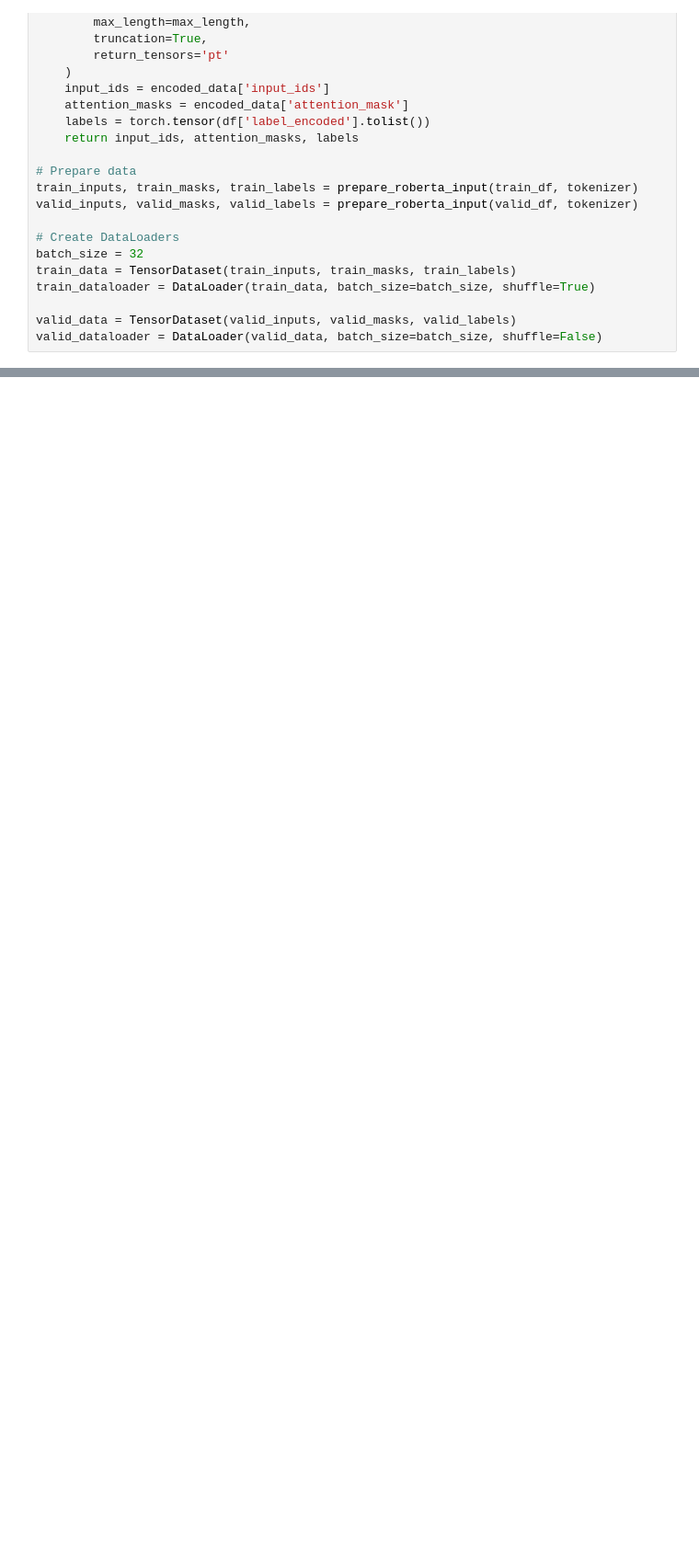
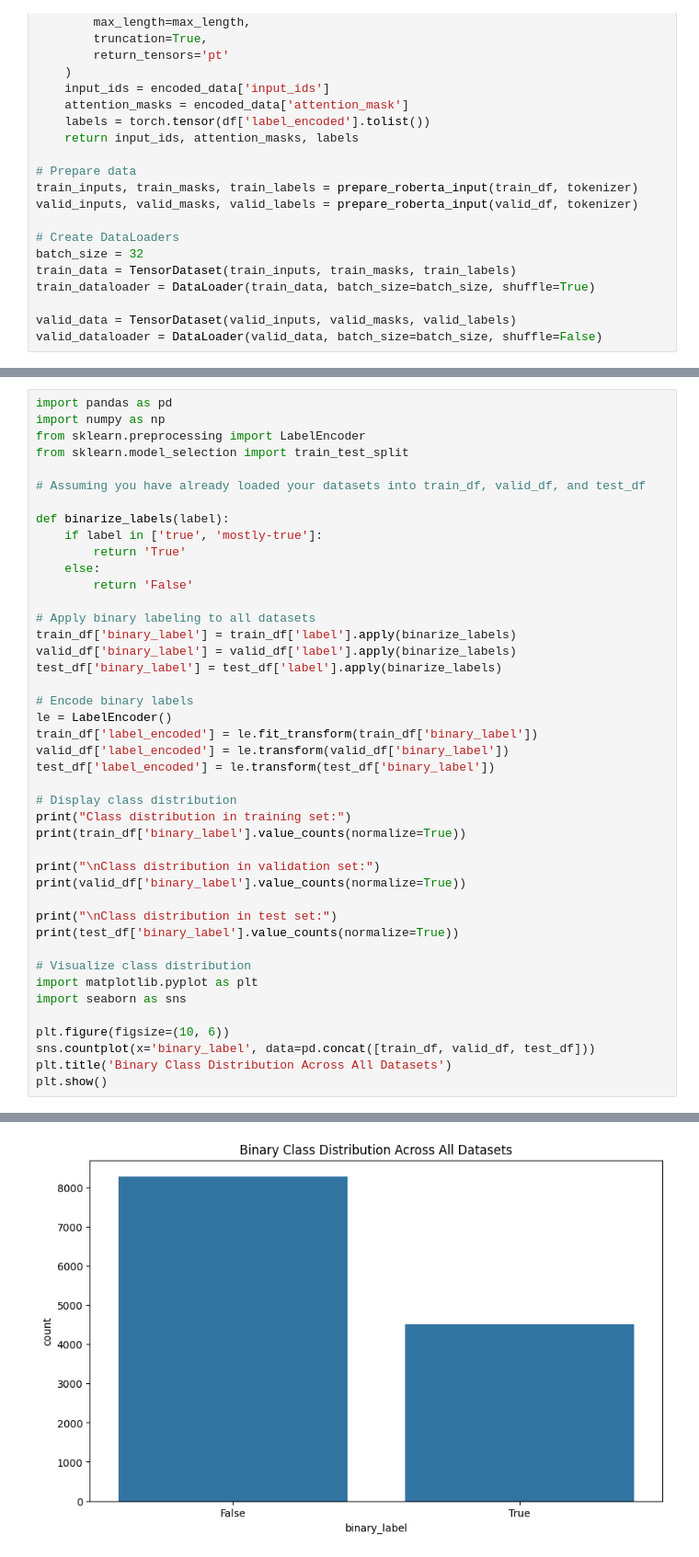
Before and after one commit to alexcri90/LIAR_TextMining_Bicocca, a Jupyter notebook: TM_Notebook.ipynb, the cells around one changed output, grey strips where cells are left out. Shown at 92% size. Cells and saved outputs as stored; diff of their text form; blank space fills up the shorter version.

```diff
--- a/TM_Notebook.ipynb
+++ b/TM_Notebook.ipynb
@@ -488,0 +655,44 @@ valid_dataloader = DataLoader(valid_data, batch_size=batch_size, shuffle=False)
+# %%
+import pandas as pd
+import numpy as np
+from sklearn.preprocessing import LabelEncoder
+from sklearn.model_selection import train_test_split
+
+# Assuming you have already loaded your datasets into train_df, valid_df, and test_df
+
+def binarize_labels(label):
+    if label in ['true', 'mostly-true']:
+        return 'True'
+    else:
+        return 'False'
+
+# Apply binary labeling to all datasets
+train_df['binary_label'] = train_df['label'].apply(binarize_labels)
+valid_df['binary_label'] = valid_df['label'].apply(binarize_labels)
+test_df['binary_label'] = test_df['label'].apply(binarize_labels)
+
+# Encode binary labels
+le = LabelEncoder()
+train_df['label_encoded'] = le.fit_transform(train_df['binary_label'])
+valid_df['label_encoded'] = le.transform(valid_df['binary_label'])
+test_df['label_encoded'] = le.transform(test_df['binary_label'])
+
+# Display class distribution
+print("Class distribution in training set:")
+print(train_df['binary_label'].value_counts(normalize=True))
+
+print("\nClass distribution in validation set:")
+print(valid_df['binary_label'].value_counts(normalize=True))
+
+print("\nClass distribution in test set:")
+print(test_df['binary_label'].value_counts(normalize=True))
+
+# Visualize class distribution
+import matplotlib.pyplot as plt
+import seaborn as sns
+
+plt.figure(figsize=(10, 6))
+sns.countplot(x='binary_label', data=pd.concat([train_df, valid_df, test_df]))
+plt.title('Binary Class Distribution Across All Datasets')
+plt.show()
+# %% [output]
@@ -488,0 +716 @@ valid_dataloader = DataLoader(valid_data, batch_size=batch_size, shuffle=False)
+[figure, added]
```
Also changed, not shown: parts of 17 cells of this notebook.
